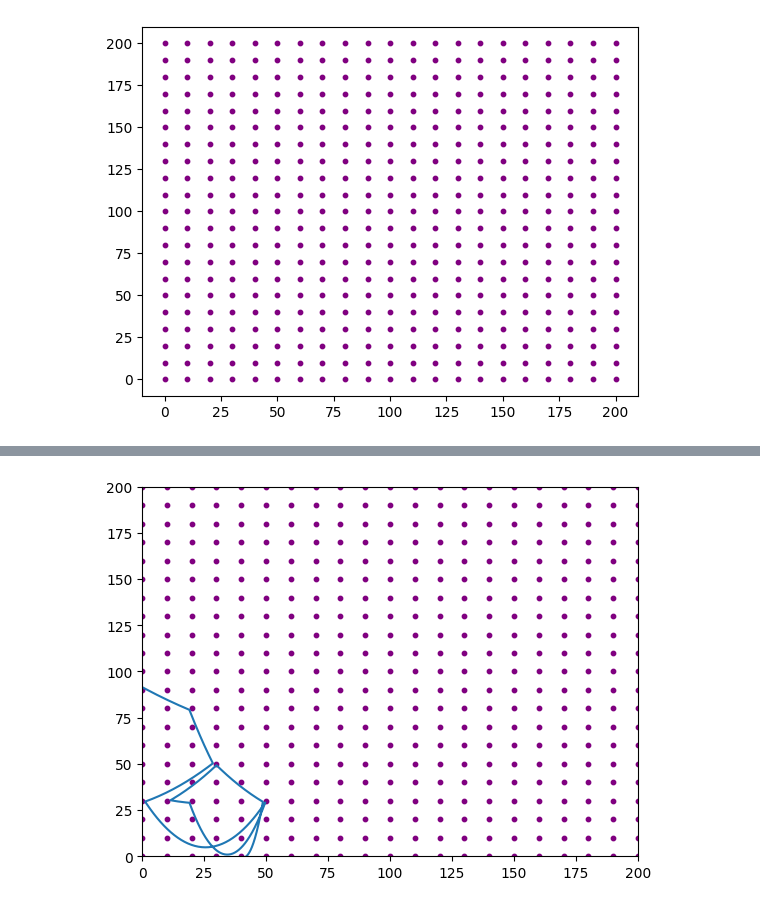
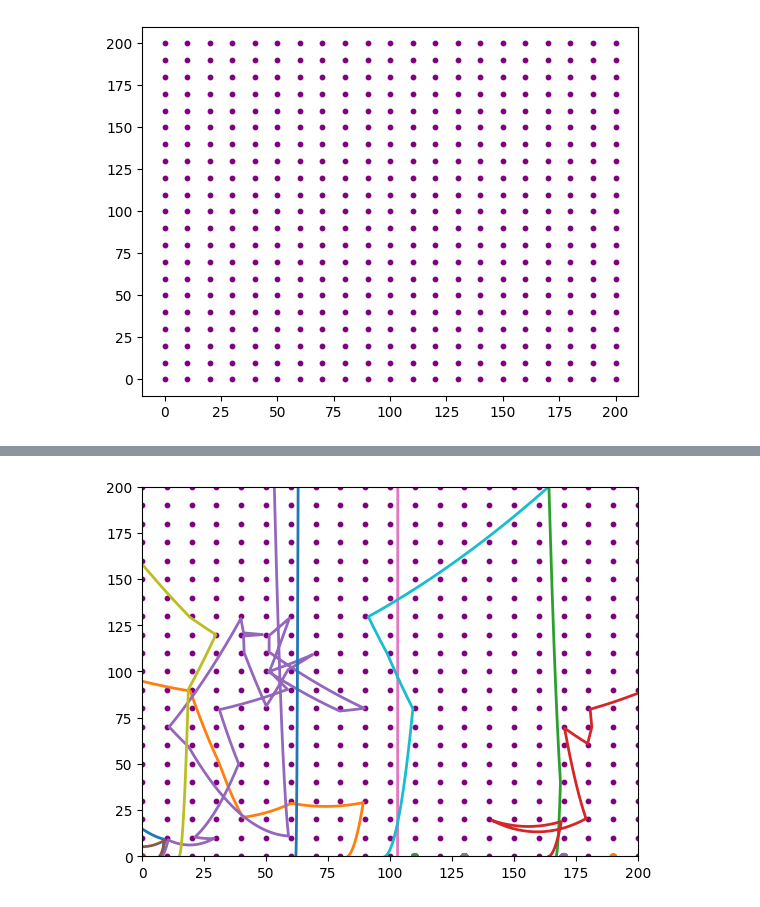
Before and after one commit to kirthivardhanrs/phononohp, a Jupyter notebook: drude.ipynb, the cells around one changed output, grey strips where cells are left out. Saved outputs shown, nothing was run; the diff lists cells and outputs as text; code cells hidden in the pictures.

```diff
--- a/drude.ipynb
+++ b/drude.ipynb
@@ -2,6 +2,12 @@
 import numpy as np
 import matplotlib.pyplot as plt
 import matplotlib.animation as animation
+# %%
+class electron:
+    def __init__(self):
+        self.x = []
+        self.y = []
+        self.v =[]
 # %%
 grid_size = 200 # Defining matrix of cations
 vel = np.array([np.random.randint(1.0), np.random.randint(1.0)]) # velocity of electron
@@ -12,5 +18,12 @@ plt.scatter(x, y, color='purple', s=10)
 # %% [output]
 <matplotlib.collections.PathCollection at 0x...>
 [figure]
+# %%
+def get_x0_and_v0_bruh():
+    x0 = np.random.randint(grid_size)
+    while x0%10==0:
+        x0 = np.random.randint(grid_size)
+    v0 = np.array([np.random.uniform(0, 1), np.random.uniform(0, 1)])
+    return [x0, v0]
 # %%
 positions = np.append(x.reshape(-1,1),y.reshape(-1,1),axis=1)
@@ -29,42 +47,64 @@ def get_distances(pos):
 # %%
-ini_x = np.random.randint(grid_size)
-
-while ini_x%10==0:
-    ini_x = np.random.randint(grid_size)
-
-current_pos = np.array([ini_x,0])
-
-poss = [current_pos]
-
 r = 1.5
 
-while (current_pos[1] <= grid_size and current_pos[1] >= 0) and (current_pos[0] <= grid_size and current_pos[0] >= 0):
-    d = get_distances(current_pos)
-    if any(t < r for t in d[0]):
-        index = [i for i in range(len(d[0])) if d[0][i] < r][0]
-        x_diff = d[1][index]
-        y_diff = d[2][index]
-        diff = np.array([x_diff, y_diff])
-        vel = vel - 2 * ((np.dot(vel, diff))/(x_diff**2+y_diff**2)) * diff
-    else:
-        vel = vel + acc * 0.1
-    current_pos = current_pos + vel*0.1
-    poss.append(current_pos)
+electrons = [electron() for i in range(15)]
 
-poss = np.array(poss)
+for i in electrons:
+    i.x.append(get_x0_and_v0_bruh()[0])
+    i.y.append(0)
+    i.v.append(get_x0_and_v0_bruh()[1])
+
+for i in electrons:
+    while (i.x[-1] <= grid_size and i.x[-1] >= 0) and (i.y[-1] <= grid_size and i.y[-1] >= 0):
+        d = get_distances([i.x[-1], i.y[-1]])
+        if min(d[0]) < r:
+            index = [i for i in range(len(d[0])) if d[0][i] < r][0]
+            x_diff = d[1][index]
+            y_diff = d[2][index]
+            diff = np.array([x_diff, y_diff])
+            i.v.append(i.v[-1] - 2 * ((np.dot(i.v[-1], diff))/(x_diff**2+y_diff**2)) * diff)
+        else:
+            i.v.append(i.v[-1] + acc * 0.1)
+        i.x.append(i.x[-1] + i.v[-1][0]*0.1)
+        i.y.append(i.y[-1] + i.v[-1][1]*0.1)
+        #poss.append(current_pos)
+#poss = np.array(poss)
+
+
 
 fig, ax = plt.subplots()
 plt.xlim([0, grid_size])
 plt.ylim([0, grid_size])
 
-line, = ax.plot(poss[:,0], poss[:,1])
+lines = []
+X_data = []
+Y_data = []
+
+for i in electrons:
+    line, = ax.plot([], [], lw=2)
+    lines.append(line)
+    X_data.append(i.x)
+    Y_data.append(i.y)
+
+def update(num, X_data, Y_data, lines):
+    for i, line in enumerate(lines):
+        line.set_data(X_data[i][:num], Y_data[i][:num])
+    return lines
+
+length = 0
+
+for i in electrons:
+    if len(i.x) > length:
+        length = len(i.x)
+
+print(length)
+
 plt.scatter(x, y, color='purple', s=10)
+ani = animation.FuncAnimation(fig, update, frames=length,
+                              fargs=(X_data, Y_data, lines), interval=100, blit=True)
 
-def update(num, X, Y, line):
-    line.set_data(X[:num], Y[:num])
-    return line,
+writervideo = animation.FFMpegWriter(fps=120)
+ani.save("animation.mp4", writer=writervideo)
 
-ani = animation.FuncAnimation(fig, update, len(poss[:,0]), interval=100, fargs=[poss[:,0], poss[:,1], line], blit=True)
-writervideo = animation.FFMpegWriter(fps=120)
-ani.save("./ani.mp4", writer=writervideo)
+plt.show()
 # %% [output]
@@ -71 +112 @@ ani.save("./ani.mp4", writer=writervideo)
-[figure, old version]
+[figure, new version]
```
Also changed, not shown: parts of 3 cells of this notebook, 2 other files.
